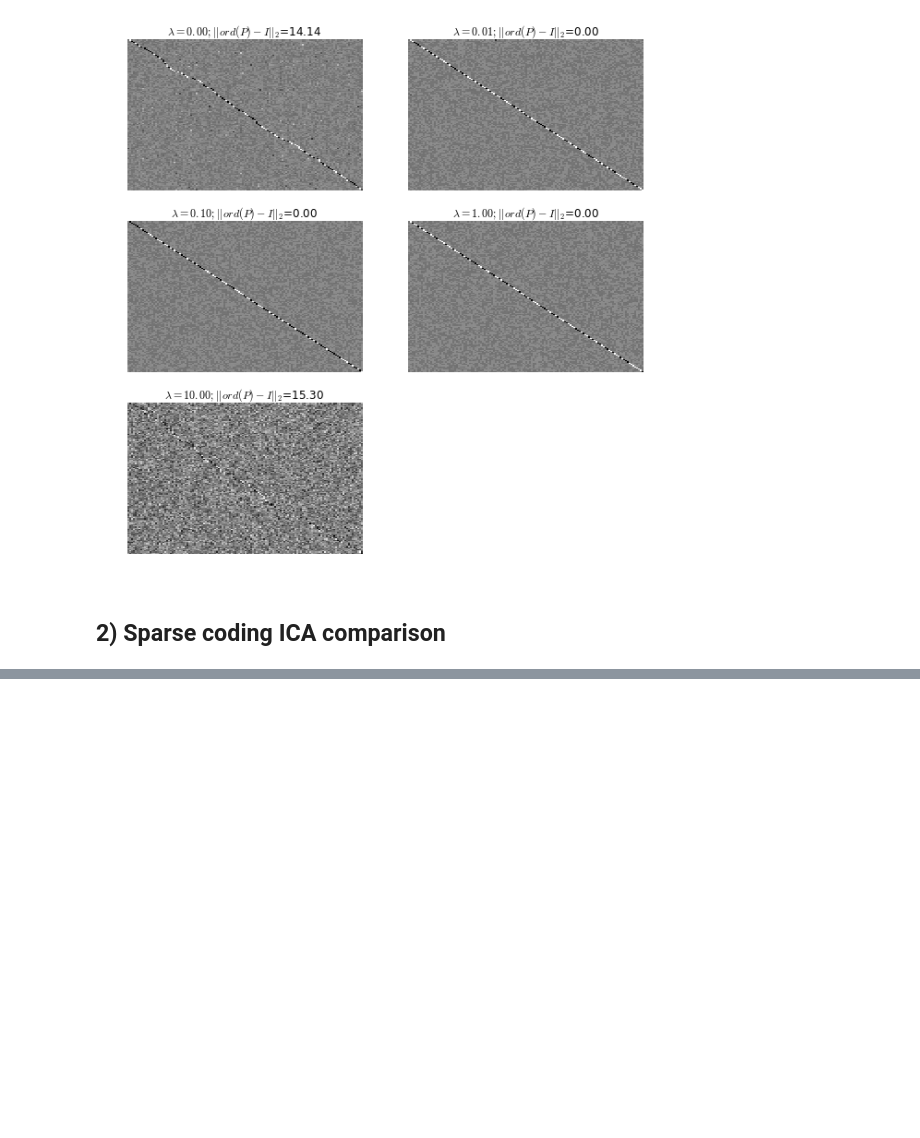
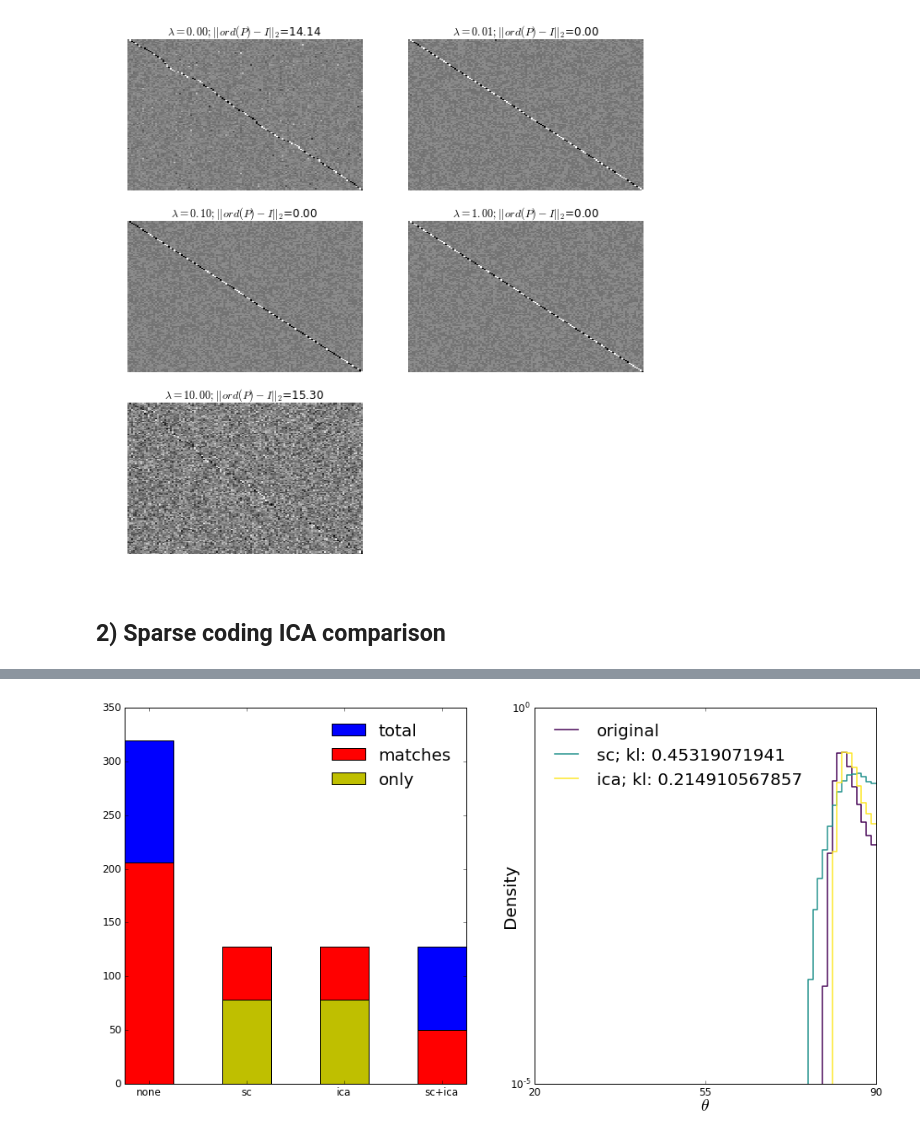
Before and after one commit to JesseLivezey/oc_ica, a Jupyter notebook: ica_sparse_coding_comparison.ipynb, the cells around one changed output, grey strips where cells are left out. Drawn from its saved outputs; the diff is of its cells as text; code cells hidden in the pictures; blank space fills up the shorter version.

```diff
--- a/ica_sparse_coding_comparison.ipynb
+++ b/ica_sparse_coding_comparison.ipynb
@@ -262,0 +324,6 @@ plot_results(ica_bases,sc_bases,W)
+# %%
+sc_bases = sc_model.components_
+ica_bases = ica_model.components_
+plot_results2(W,ica_bases,sc_bases)
+# %% [output]
+[figure, added]
```
Also changed, not shown: parts of 10 cells of this notebook.
